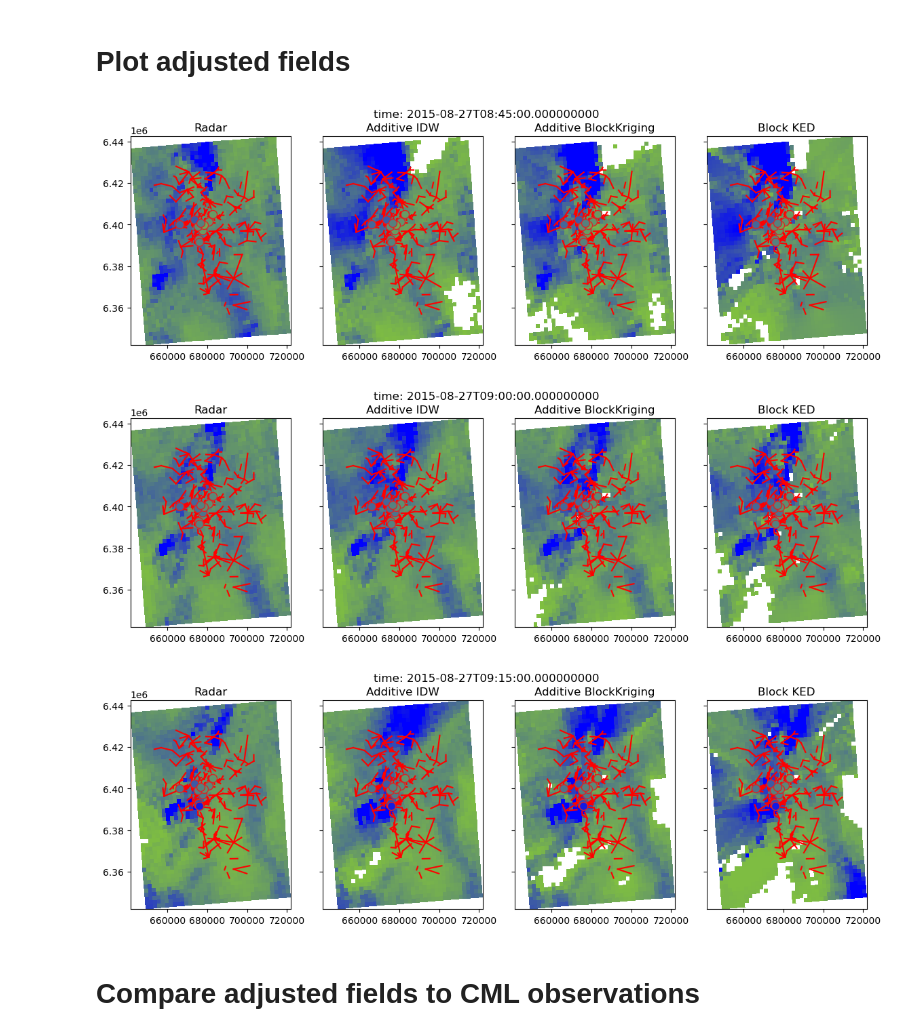
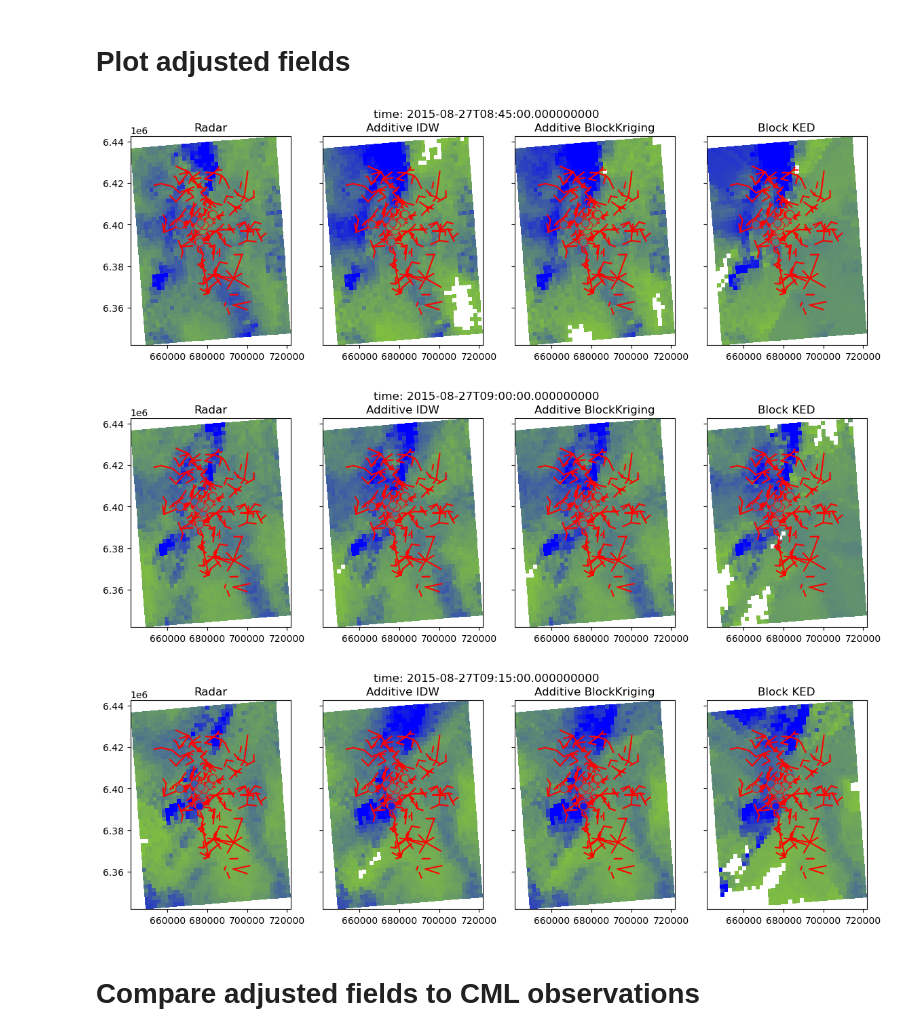
Before and after one commit to eoydvin/radar_adjustment_intercomparison, a Jupyter notebook: 3_adjust_radar.ipynb, the cells around one changed output. Cells and saved outputs as stored; diff of their text form; code cells hidden in the pictures.

Commit message:
Update mergeplg to newest version and rerun merging notebooks (#13)
* adding updated notebooks

* adding updated notebooks

* results after mergeplg update

* submodule update

```diff
--- a/3_adjust_radar.ipynb
+++ b/3_adjust_radar.ipynb
@@ -248,17 +262,33 @@ ds_rad["adjust_bk"] = xr.concat(adjusted_rainfall, dim="time")
 # %%
-# Block Kriging With External Drift
-merger = merge.merge.MergeBlockKrigingExternalDrift()
+merger = merge.merge.MergeKrigingExternalDrift(
+    ds_rad=ds_rad.rainfall_amount,
+    ds_cmls=ds_cmls,
+    variogram_parameters=variogram_parameters,
+    nnear=nnear,
+)
 
-adjusted_rainfall = []
-for time in tqdm.tqdm(ds_cmls.time.data):
-    # Perform adjustment for one timestep
-    adjusted_rainfall.append(
-        merger.adjust(
-            ds_rad.sel(time=[time]).rainfall_amount,
-            da_cml=ds_cmls.sel(time=[time]),
+rainfall = []
+for time in ds_cmls.time.data:
+    rainfall.append(
+        merger(
+            ds_rad.sel(time=time).rainfall_amount,
+            da_cmls=ds_cmls.sel(time=time),
         )
     )
-ds_rad["adjust_ked"] = xr.concat(adjusted_rainfall, dim="time")
+ds_rad["rainfall_KED"] = xr.concat(rainfall, dim="time")
+# %%
+# Set nan equal to 0
+rainfall_fields = [
+    "rainfall_amount",
+    "rainfall_additiveIDW",
+    "rainfall_additiveBKpoint",
+    "rainfall_KED",
+]
+
+for rainfall_field in rainfall_fields:
+    ds_rad[rainfall_field] = xr.where(
+        np.isnan(ds_rad[rainfall_field]), 0, ds_rad[rainfall_field]
+    )
 # %%
 # saving adjusted fields
 ds_rad.to_netcdf('data/adjusted_radar_OpenMRG.nc')
@@ -292,7 +322,7 @@ for time in ds_cmls.sel(time=slice(time_start, time_end)).time:
     ax[1].pcolormesh(
         ds_rad.xs,
         ds_rad.ys,
-        ds_rad.sel(time=time).adjust_idw.data,
+        ds_rad.sel(time=time).rainfall_additiveIDW.data,
         vmin=0,
         vmax=vmax,
         zorder=1,
@@ -302,7 +332,7 @@ for time in ds_cmls.sel(time=slice(time_start, time_end)).time:
     ax[2].pcolormesh(
         ds_rad.xs,
         ds_rad.ys,
-        ds_rad.sel(time=time).adjust_bk.data,
+        ds_rad.sel(time=time).rainfall_additiveBKpoint.data,
         vmin=0,
         vmax=vmax,
         zorder=1,
@@ -312,7 +342,7 @@ for time in ds_cmls.sel(time=slice(time_start, time_end)).time:
     ax[3].pcolormesh(
         ds_rad.xs,
         ds_rad.ys,
-        ds_rad.sel(time=time).adjust_ked.data,
+        ds_rad.sel(time=time).rainfall_KED.data,
         vmin=0,
         vmax=vmax,
         zorder=1,
@@ -328,36 +358,36 @@ for time in ds_cmls.sel(time=slice(time_start, time_end)).time:
     for ax_i in range(len(ax)):
         for cml_id in ds_cmls.cml_id:
             ax[ax_i].plot(
                 [
                     ds_cmls.sel(cml_id=cml_id).site_0_x,
                     ds_cmls.sel(cml_id=cml_id).site_1_x,
                 ],
                 [
                     ds_cmls.sel(cml_id=cml_id).site_0_y,
                     ds_cmls.sel(cml_id=cml_id).site_1_y,
                 ],
                 "red",
                 zorder=1,
             )
 
     for ax_i in range(len(ax)):
         for station_id in ds_gauges.id:
             ax[ax_i].scatter(
                 station_id.x,
                 station_id.y,
                 c=ds_gauges.sel(id=station_id, time=time).rainfall_amount,
                 cmap=cmap_rain,
                 edgecolors="C3",
                 vmin=0,
                 vmax=vmax,
                 s=75,
                 zorder=2,
             )
     plt.show()
 # %% [output]
-[figure, old version]
+[figure, new version]
-[figure, old version]
+[figure, new version]
-[figure, old version]
+[figure, new version]
 # %% [markdown]
 # Compare adjusted fields to CML observations
 # %%
```
Also changed, not shown: parts of 27 cells of this notebook, 2 other files.
